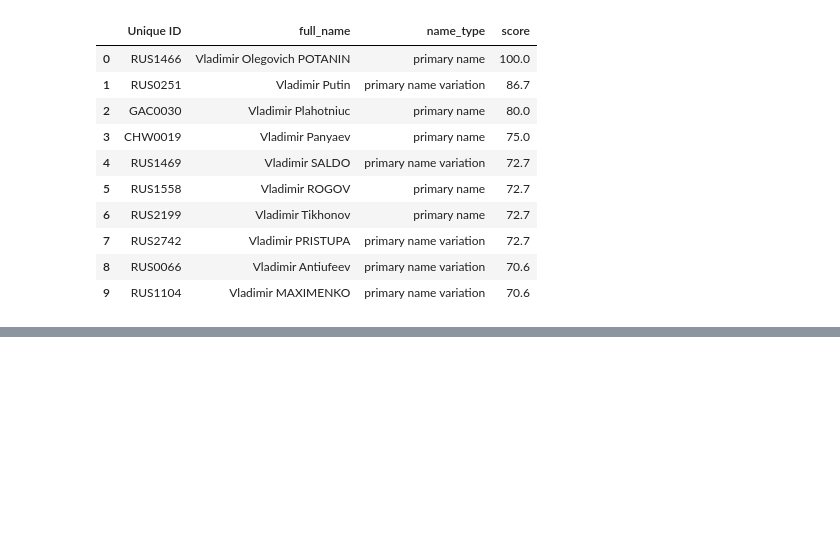
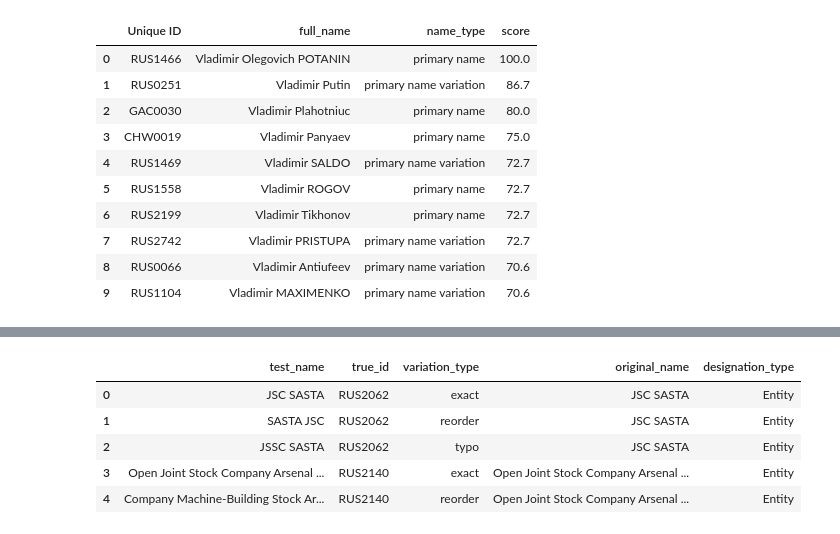
Before and after one commit to conorbailey90/Sentra, a Jupyter notebook: notebooks/explore_fcdo.ipynb, the cells around one changed output, grey strips where cells are left out. Saved outputs shown, nothing was run; the diff lists cells and outputs as text; code cells hidden in the pictures; blank space fills up the shorter version.

```diff
--- a/notebooks/explore_fcdo.ipynb
+++ b/notebooks/explore_fcdo.ipynb
@@ -227,0 +369,28 @@ screen('Vladimir Potanin', scorer=fuzz.token_set_ratio)
+# %%
+def initial(name: str, rng=random) -> str | None:
+    """Return the name with the first word shortened to an initial.
+
+    e.g. 'Vladimir Vladimirovich PUTIN' -> 'V. Vladimirovich PUTIN'
+
+    rng: a random generator, e.g. random.Random(42), for reproducible results.
+         Used to choose whether to add a full stop after the initial.
+
+    Returns None if the name can't sensibly be shortened.
+    """
+    words = name.split()
+
+    # Need at least 2 words, so there's still a surname after the initial
+    if len(words) < 2:
+        return None
+
+    first = words[0]
+
+    # Skip if the first word is already an initial (e.g. 'V.' or 'V'),
+    # or doesn't start with a letter
+    if len(first.rstrip('.')) < 2 or not first[0].isalpha():
+        return None
+
+    # Real data writes initials both ways, so randomly choose 'V.' or 'V'
+    words[0] = first[0] + rng.choice(['.', ''])
+
+    return ' '.join(words)
@@ -227,0 +545,11 @@ screen('Vladimir Potanin', scorer=fuzz.token_set_ratio)
+# %%
+positive_cases = build_positive_cases(source_names)
+
+positive_cases.head(5)
+# %% [output]
+|  | test_name | true_id | variation_type | original_name | designation_type |
+| 0 | JSC SASTA | RUS2062 | exact | JSC SASTA | Entity |
+| 1 | SASTA JSC | RUS2062 | reorder | JSC SASTA | Entity |
+| 2 | JSSC SASTA | RUS2062 | typo | JSC SASTA | Entity |
+| 3 | Open Joint Stock Company Arsenal ... | RUS2140 | exact | Open Joint Stock Company Arsenal ... | Entity |
+| 4 | Company Machine-Building Stock Ar... | RUS2140 | reorder | Open Joint Stock Company Arsenal ... | Entity |
```
Also changed, not shown: parts of 24 cells of this notebook.
